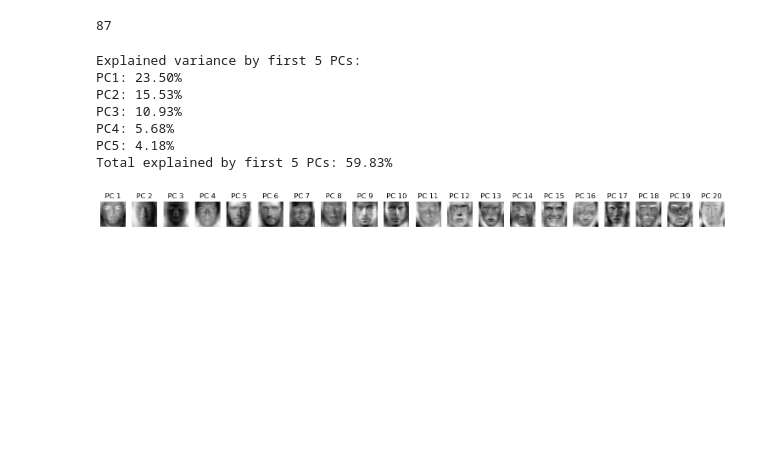
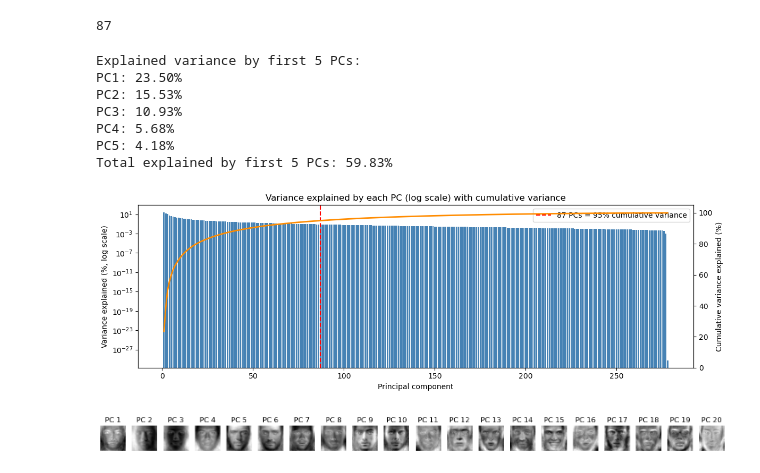
Before and after one commit to Rune-Nedergaard/facegen, a Jupyter notebook: PCA_linear_encoding.ipynb, the cells around one changed output. Cells and saved outputs as stored; diff of their text form; code cells hidden in the pictures; blank space fills up the shorter version.

```diff
--- a/PCA_linear_encoding.ipynb
+++ b/PCA_linear_encoding.ipynb
@@ -72,6 +92,29 @@ PC3: 10.93%
 PC4: 5.68%
 PC5: 4.18%
 Total explained by first 5 PCs: 59.83%
+# %%
+fig, ax1 = plt.subplots(figsize=(12, 4))
+
+pc_numbers = np.arange(1, len(pca.explained_variance_ratio_) + 1)
+ax1.bar(pc_numbers, pca.explained_variance_ratio_ * 100, color="steelblue")
+ax1.set_yscale("log")
+ax1.set_xlabel("Principal component")
+ax1.set_ylabel("Variance explained (%, log scale)")
+
+ax2 = ax1.twinx()
+ax2.plot(pc_numbers, cumulative_variance * 100, color="darkorange", linewidth=2)
+ax2.set_ylabel("Cumulative variance explained (%)")
+ax2.set_ylim(0, 105)
+
+ax1.axvline(n_components, color="red", linestyle="--",
+            label=f"{n_components} PCs = 95% cumulative variance")
+ax1.legend(loc="upper right")
+
+plt.title("Variance explained by each PC (log scale) with cumulative variance")
+plt.tight_layout()
+plt.show()
+# %% [output]
+[figure, added]
 # %%
 fig, axes = plt.subplots(1, 20, figsize=(15, 3))
 
```
Also changed, not shown: parts of 12 cells of this notebook, 2 other files.
